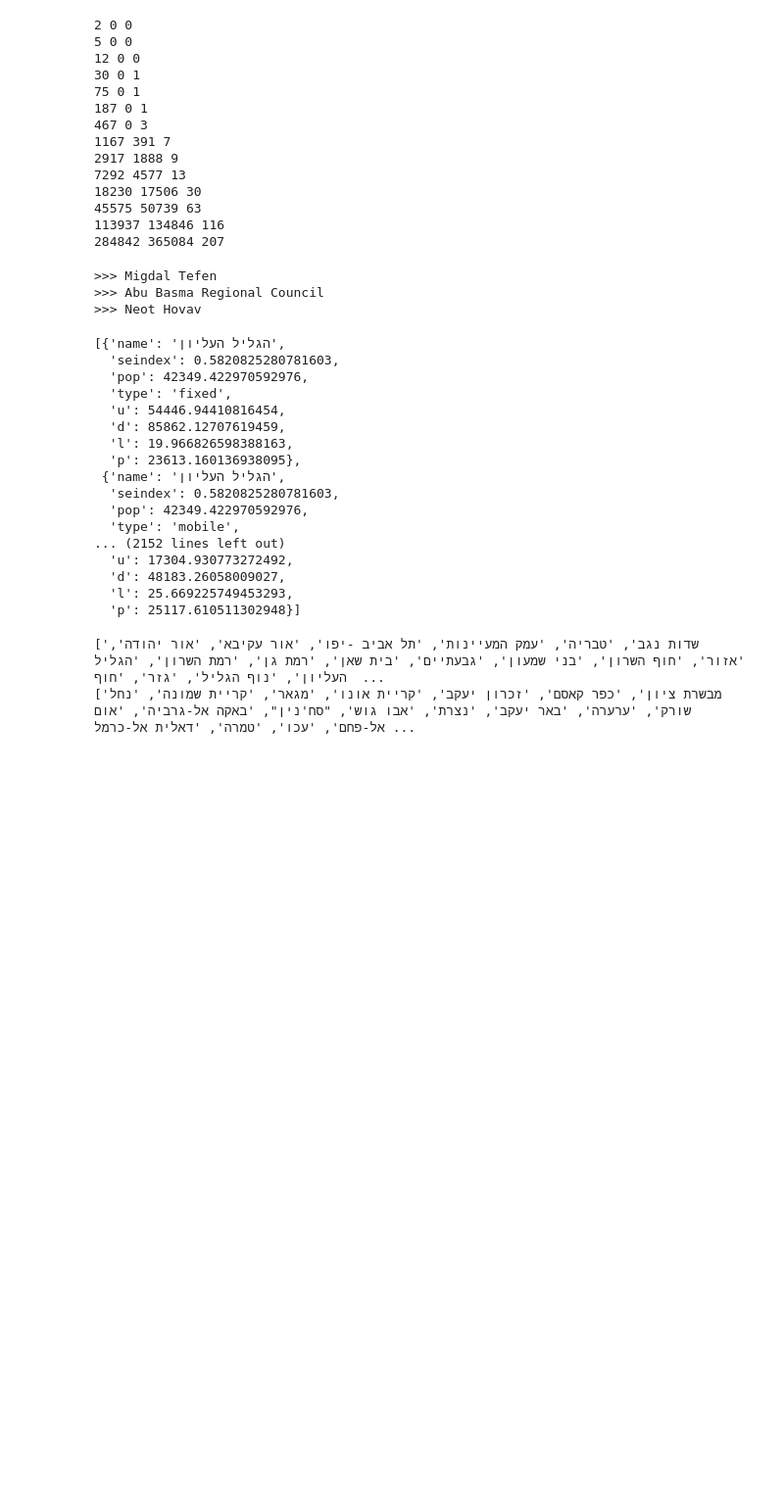
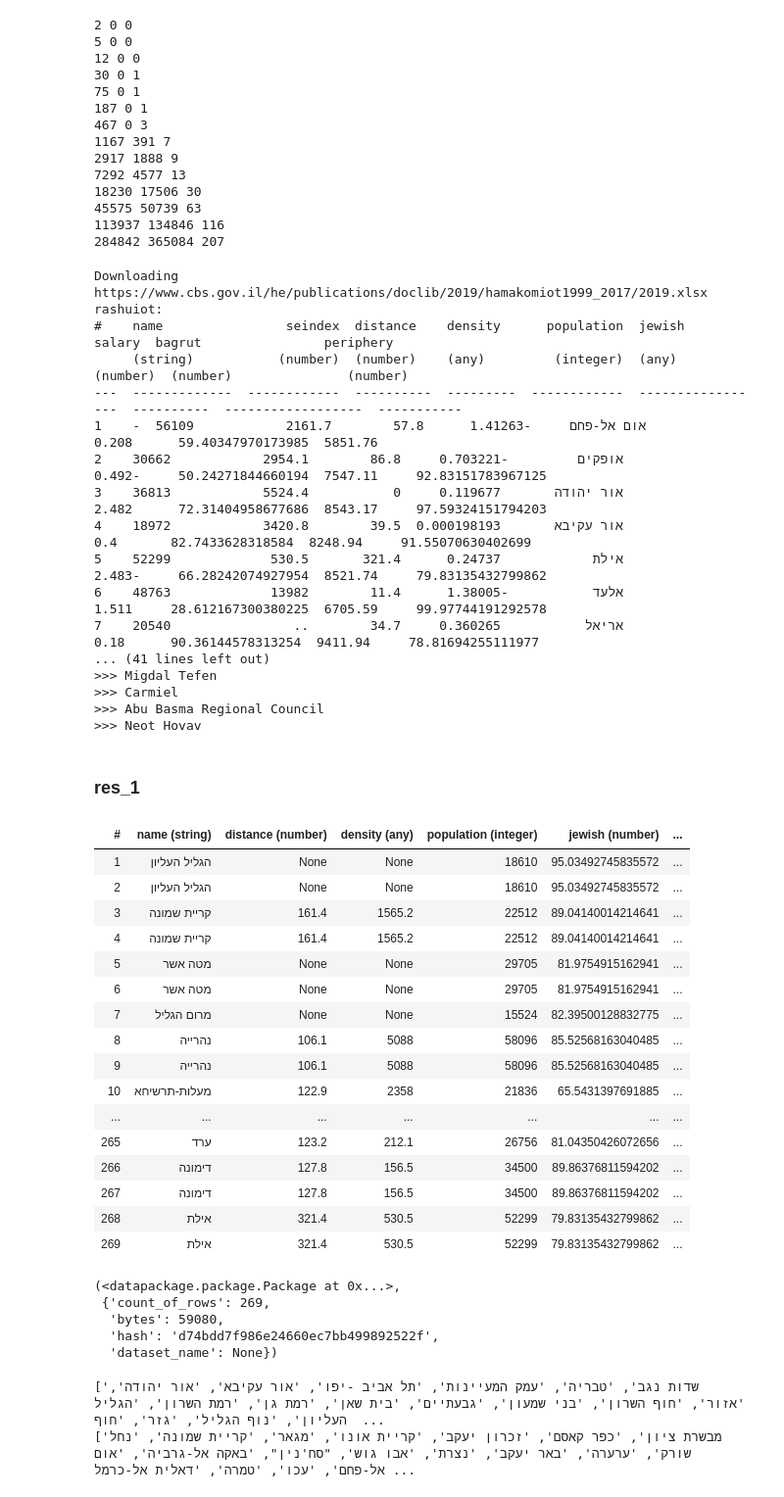
Before and after one commit to akariv/muni-internet, a Jupyter notebook: main.ipynb, the cells around one changed output. Shown at 98% size. Drawn from its saved outputs; the diff is of its cells as text; code cells hidden in the pictures; blank space fills up the shorter version.

```diff
--- a/main.ipynb
+++ b/main.ipynb
@@ -121,8 +118,6 @@ for k, v in municipalities.items():
     if muni_rec is None:
         print('>>>', k)
         continue
-    v['name'] = muni_rec['name']
-    v['seindex'] = muni_rec['seindex']
     for kk in ['fixed', 'mobile']:
         if v[kk]['p'] > 10000:
             v[kk]['u'] = v[kk]['u'] / v[kk]['p']
@@ -134,28 +129,56 @@ for k, v in municipalities.items():
             rec['type'] = kk
             rec.update(v[kk])
             results.append(rec)
-results
 # %% [output]
+Downloading https://www.cbs.gov.il/he/publications/doclib/2019/hamakomiot1999_2017/2019.xlsx
+rashuiot:
+#    name                seindex  distance    density      population  jewish                 salary  bagrut                periphery
+     (string)           (number)  (number)    (any)         (integer)  (any)                (number)  (number)               (number)
+---  -------------  ------------  ----------  ---------  ------------  -----------------  ----------  ------------------  -----------
+1    אום אל-פחם     -1.41263      57.8        2161.7            56109  -                     5851.76  59.40347970173985      0.208
+2    אופקים         -0.703221     86.8        2954.1            30662  92.83151783967125     7547.11  50.24271844660194     -0.492
+3    אור יהודה       0.119677     0           5524.4            36813  97.59324151794203     8543.17  72.31404958677686      2.482
+4    אור עקיבא       0.000198193  39.5        3420.8            18972  91.55070630402699     8248.94  82.7433628318584       0.4
+5    אילת            0.24737      321.4       530.5             52299  79.83135432799862     8521.74  66.28242074927954     -2.483
+6    אלעד           -1.38005      11.4        13982             48763  99.97744191292578     6705.59  28.612167300380225     1.511
+7    אריאל           0.360265     34.7        ..                20540  78.81694255111977     9411.94  90.36144578313254      0.18
+... (41 lines left out)
 >>> Migdal Tefen
+>>> Carmiel
 >>> Abu Basma Regional Council
 >>> Neot Hovav
-[{'name': 'הגליל העליון',
-  'seindex': 0.5820825280781603,
-  'pop': 42349.422970592976,
-  'type': 'fixed',
-  'u': 54446.94410816454,
-  'd': 85862.12707619459,
-  'l': 19.966826598388163,
-  'p': 23613.160136938095},
- {'name': 'הגליל העליון',
-  'seindex': 0.5820825280781603,
-  'pop': 42349.422970592976,
-  'type': 'mobile',
-... (2152 lines left out)
-  'u': 17304.930773272492,
-  'd': 48183.26058009027,
-  'l': 25.669225749453293,
-  'p': 25117.610511302948}]
+# %%
+import dataflows as DF
+DF.Flow(
+    results,
+    DF.printer(tablefmt='html', num_rows=10000),
+    DF.update_resource(-1, name='results', path='results.csv'),
+    DF.dump_to_path('results')
+).process()
+# %% [output]
+res_1
+| # | name (string) | distance (number) | density (any) | population (integer) | jewish (number) | ... |
+| 1 | הגליל העליון | None | None | 18610 | 95.03492745835572 | ... |
+| 2 | הגליל העליון | None | None | 18610 | 95.03492745835572 | ... |
+| 3 | קריית שמונה | 161.4 | 1565.2 | 22512 | 89.04140014214641 | ... |
+| 4 | קריית שמונה | 161.4 | 1565.2 | 22512 | 89.04140014214641 | ... |
+| 5 | מטה אשר | None | None | 29705 | 81.9754915162941 | ... |
+| 6 | מטה אשר | None | None | 29705 | 81.9754915162941 | ... |
+| 7 | מרום הגליל | None | None | 15524 | 82.39500128832775 | ... |
+| 8 | נהרייה | 106.1 | 5088 | 58096 | 85.52568163040485 | ... |
+| 9 | נהרייה | 106.1 | 5088 | 58096 | 85.52568163040485 | ... |
+| 10 | מעלות-תרשיחא | 122.9 | 2358 | 21836 | 65.5431397691885 | ... |
+| ... | ... | ... | ... | ... | ... | ... |
+| 265 | ערד | 123.2 | 212.1 | 26756 | 81.04350426072656 | ... |
+| 266 | דימונה | 127.8 | 156.5 | 34500 | 89.86376811594202 | ... |
+| 267 | דימונה | 127.8 | 156.5 | 34500 | 89.86376811594202 | ... |
+| 268 | אילת | 321.4 | 530.5 | 52299 | 79.83135432799862 | ... |
+| 269 | אילת | 321.4 | 530.5 | 52299 | 79.83135432799862 | ... |
+(<datapackage.package.Package at 0x...>,
+ {'count_of_rows': 269,
+  'bytes': 59080,
+  'hash': 'd74bdd7f986e24660ec7bb499892522f',
+  'dataset_name': None})
 # %%
 sresults = sorted(filter(lambda r: r['type']=='mobile' and r['pop'] > 15000, results), key=lambda x: x['d'], reverse=True)
 print(list(map(lambda r: r['name'], sresults[:20])))
```
Also changed, not shown: parts of 5 cells of this notebook, 4 other files.
